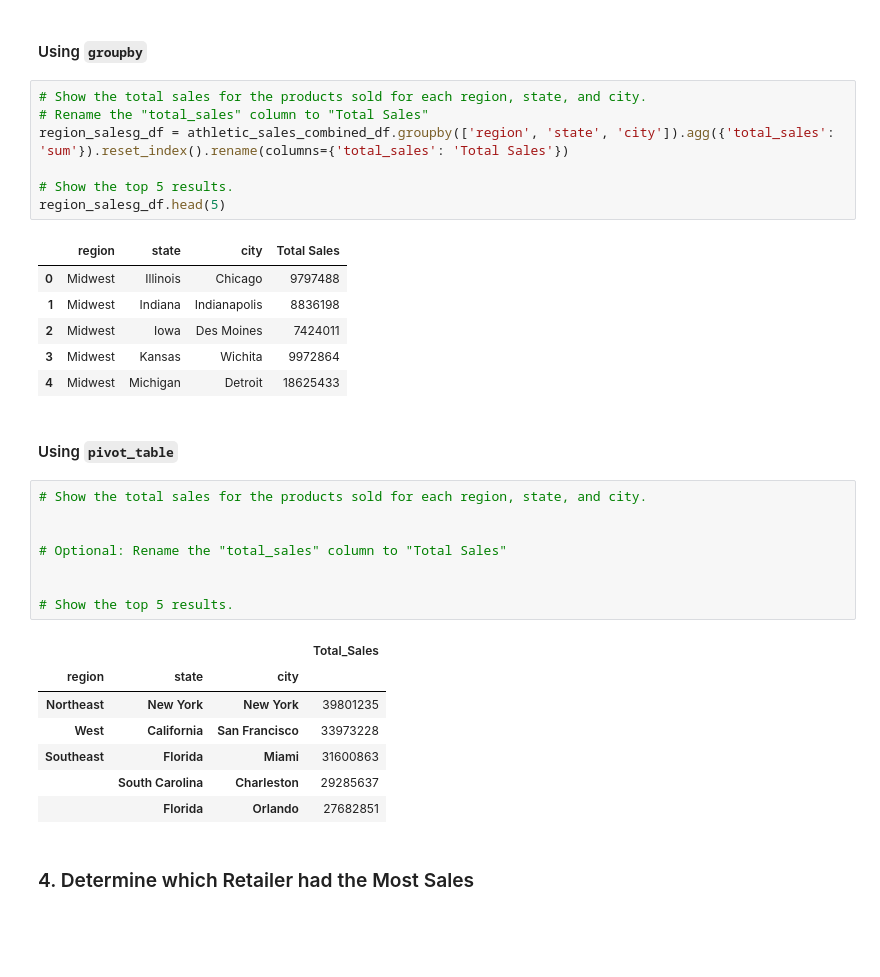
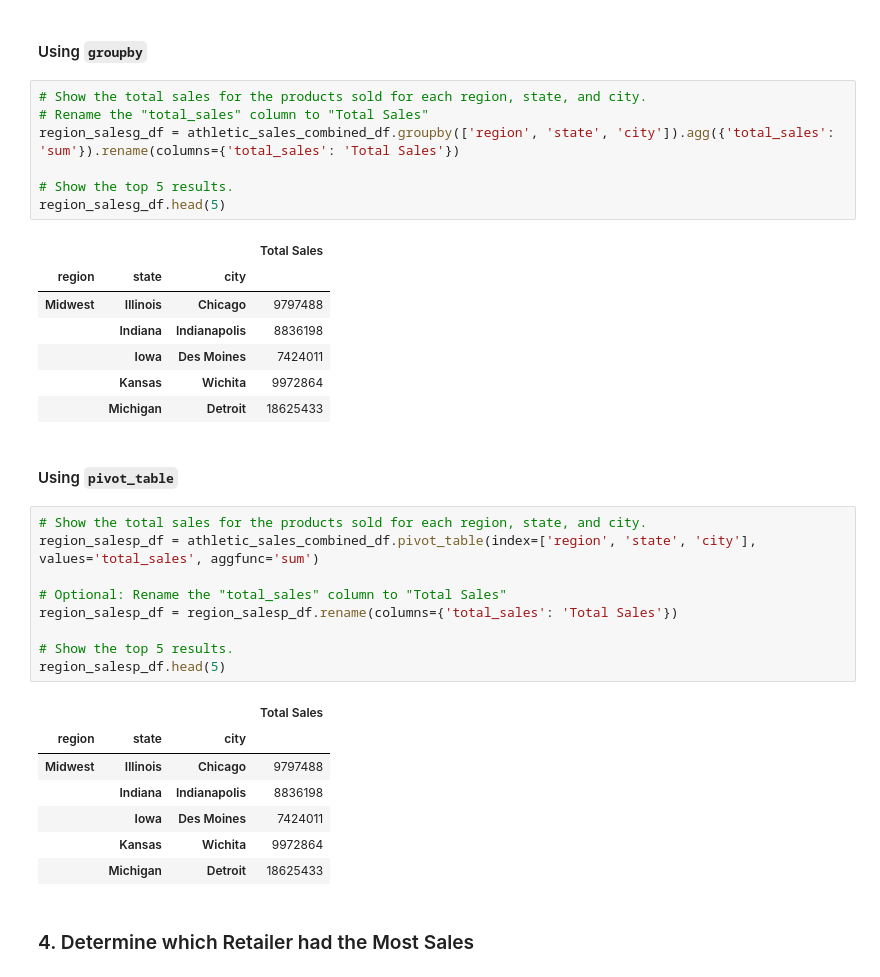
Before and after one commit to Dragon9804/athletic_sales_analysis, a Jupyter notebook: athletic_sales_analysis.ipynb, the cells around one changed output. Cells and saved outputs as stored; diff of their text form; blank space fills up the shorter version.

```diff
--- a/athletic_sales_analysis.ipynb
+++ b/athletic_sales_analysis.ipynb
@@ -241,35 +242,37 @@ pivot_sales.head(5)
 # %%
 # Show the total sales for the products sold for each region, state, and city.
 # Rename the "total_sales" column to "Total Sales"
-region_salesg_df = athletic_sales_combined_df.groupby(['region', 'state', 'city']).agg({'total_sales': 'sum'}).reset_index().rename(columns={'total_sales': 'Total Sales'})
+region_salesg_df = athletic_sales_combined_df.groupby(['region', 'state', 'city']).agg({'total_sales': 'sum'}).rename(columns={'total_sales': 'Total Sales'})
 
 # Show the top 5 results.
 region_salesg_df.head(5)
 # %% [output]
-|  | region | state | city | Total Sales |
-| 0 | Midwest | Illinois | Chicago | 9797488 |
-| 1 | Midwest | Indiana | Indianapolis | 8836198 |
-| 2 | Midwest | Iowa | Des Moines | 7424011 |
-| 3 | Midwest | Kansas | Wichita | 9972864 |
-| 4 | Midwest | Michigan | Detroit | 18625433 |
+|  |  |  | Total Sales |
+| region | state | city |  |
+| Midwest | Illinois | Chicago | 9797488 |
+|  | Indiana | Indianapolis | 8836198 |
+|  | Iowa | Des Moines | 7424011 |
+|  | Kansas | Wichita | 9972864 |
+|  | Michigan | Detroit | 18625433 |
 # %% [markdown]
 #### Using `pivot_table`
 # %%
 # Show the total sales for the products sold for each region, state, and city.
-
+region_salesp_df = athletic_sales_combined_df.pivot_table(index=['region', 'state', 'city'], values='total_sales', aggfunc='sum')
 
 # Optional: Rename the "total_sales" column to "Total Sales"
-
+region_salesp_df = region_salesp_df.rename(columns={'total_sales': 'Total Sales'})
 
 # Show the top 5 results.
+region_salesp_df.head(5)
 # %% [output]
-|  |  |  | Total_Sales |
+|  |  |  | Total Sales |
 | region | state | city |  |
-| Northeast | New York | New York | 39801235 |
-| West | California | San Francisco | 33973228 |
-| Southeast | Florida | Miami | 31600863 |
-|  | South Carolina | Charleston | 29285637 |
-|  | Florida | Orlando | 27682851 |
+| Midwest | Illinois | Chicago | 9797488 |
+|  | Indiana | Indianapolis | 8836198 |
+|  | Iowa | Des Moines | 7424011 |
+|  | Kansas | Wichita | 9972864 |
+|  | Michigan | Detroit | 18625433 |
 # %% [markdown]
 ### 4. Determine which Retailer had the Most Sales
 # %% [markdown]
```
Also changed, not shown: parts of 1 cell of this notebook.
